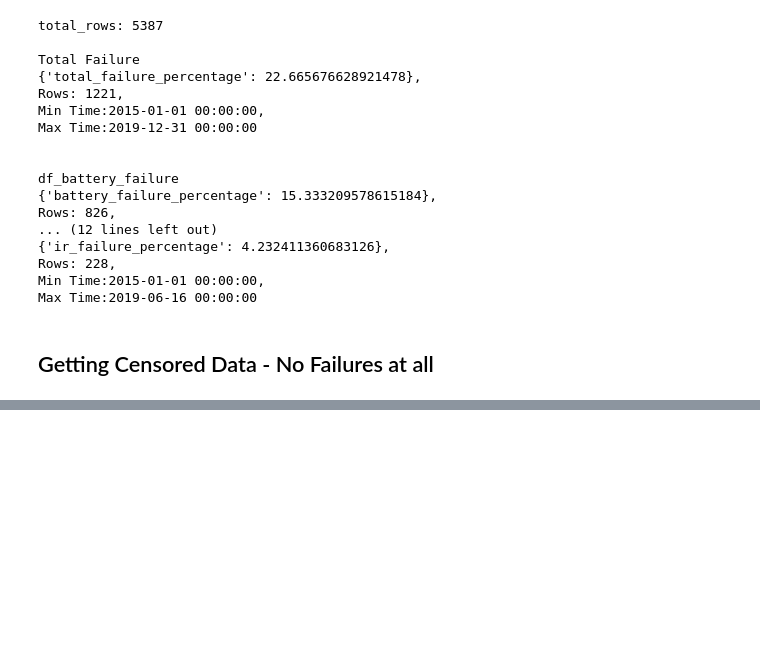
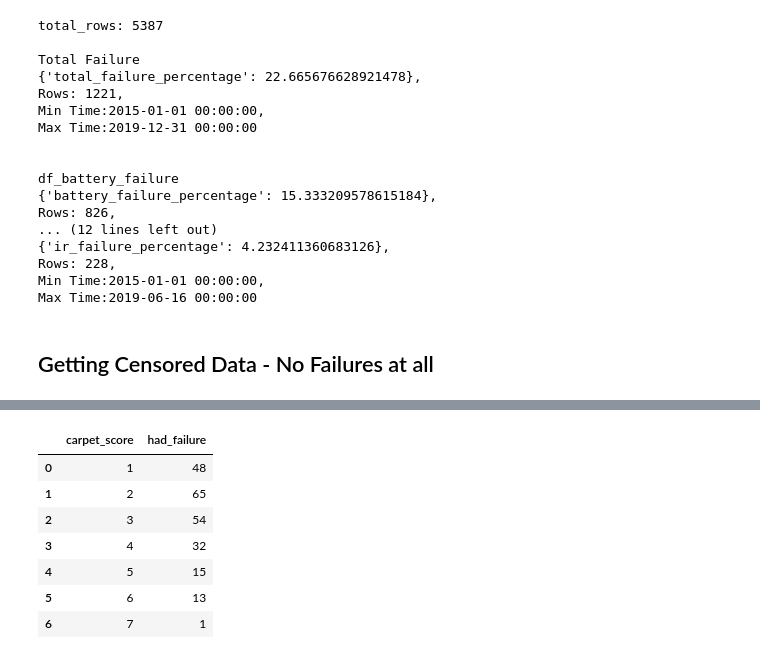
Before and after one commit to Aniket-Mishra/Group_54_2AMS11_Assignment, a Jupyter notebook: notebooks/1_clean_component_failure_Analysis.ipynb, the cells around one changed output, grey strips where cells are left out. Cells and saved outputs as stored; diff of their text form; code cells hidden in the pictures; blank space fills up the shorter version.

```diff
--- a/notebooks/1_clean_component_failure_Analysis.ipynb
+++ b/notebooks/1_clean_component_failure_Analysis.ipynb
@@ -344,0 +410,15 @@ df_censored = df.loc[df["had_failure"] == 0]
+# %%
+result = df_ir_failure.groupby('carpet_score').agg({
+    'had_failure': 'count'
+}).reset_index()
+
+result
+# %% [output]
+|  | carpet_score | had_failure |
+| 0 | 1 | 48 |
+| 1 | 2 | 65 |
+| 2 | 3 | 54 |
+| 3 | 4 | 32 |
+| 4 | 5 | 15 |
+| 5 | 6 | 13 |
+| 6 | 7 | 1 |
```
Also changed, not shown: parts of 24 cells of this notebook, 1 other file.
